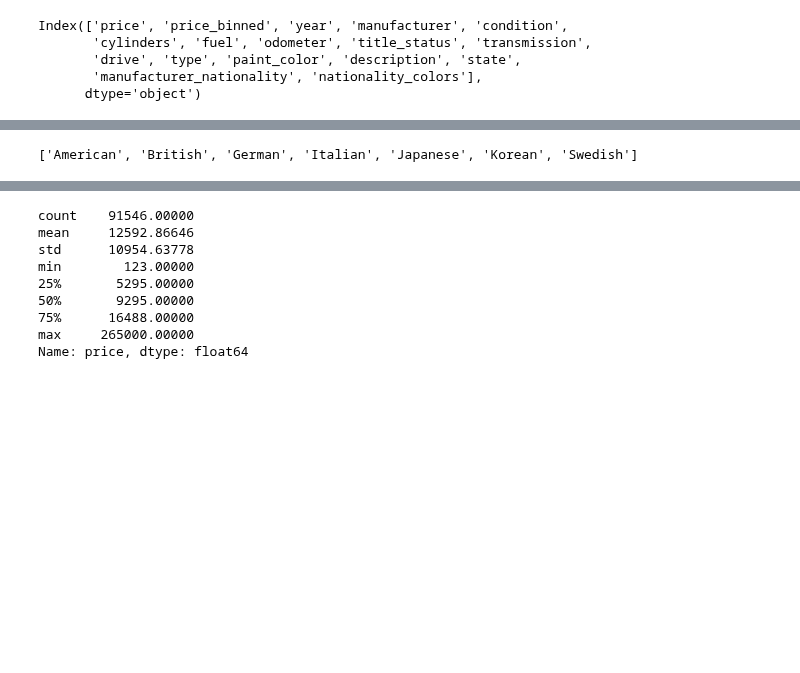
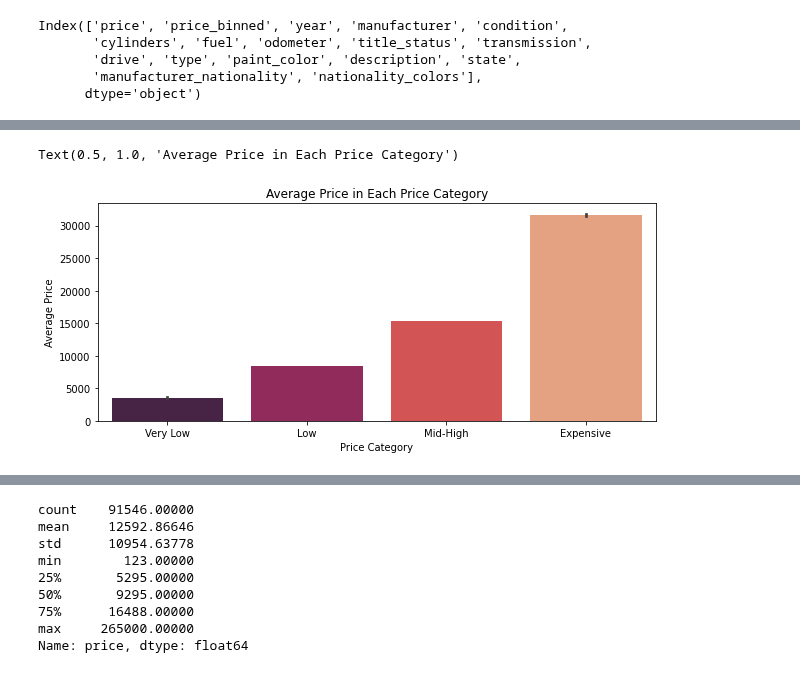
Before and after one commit to matthiasronnau/BANA-212-Final-Project, a Jupyter notebook: BANA-212 Final Project.ipynb, the cells around one changed output, grey strips where cells are left out. Cells and saved outputs as stored; diff of their text form; code cells hidden in the pictures; blank space fills up the shorter version.

```diff
--- a/BANA-212 Final Project.ipynb
+++ b/BANA-212 Final Project.ipynb
@@ -428,4 +430,9 @@ plt.show()
-# %%
-sorted(list(cars_no_missing["manufacturer_nationality"].unique()))
-# %% [output]
-['American', 'British', 'German', 'Italian', 'Japanese', 'Korean', 'Swedish']
+# %%
+plt.figure(figsize = (10, 4))
+sns.barplot(x = "price_binned", y = "price", data = cars_no_missing, palette = "rocket")
+plt.xlabel("Price Category")
+plt.ylabel("Average Price")
+plt.title("Average Price in Each Price Category")
+# %% [output]
+Text(0.5, 1.0, 'Average Price in Each Price Category')
+[figure, added]
```
Also changed, not shown: parts of 8 cells of this notebook.
